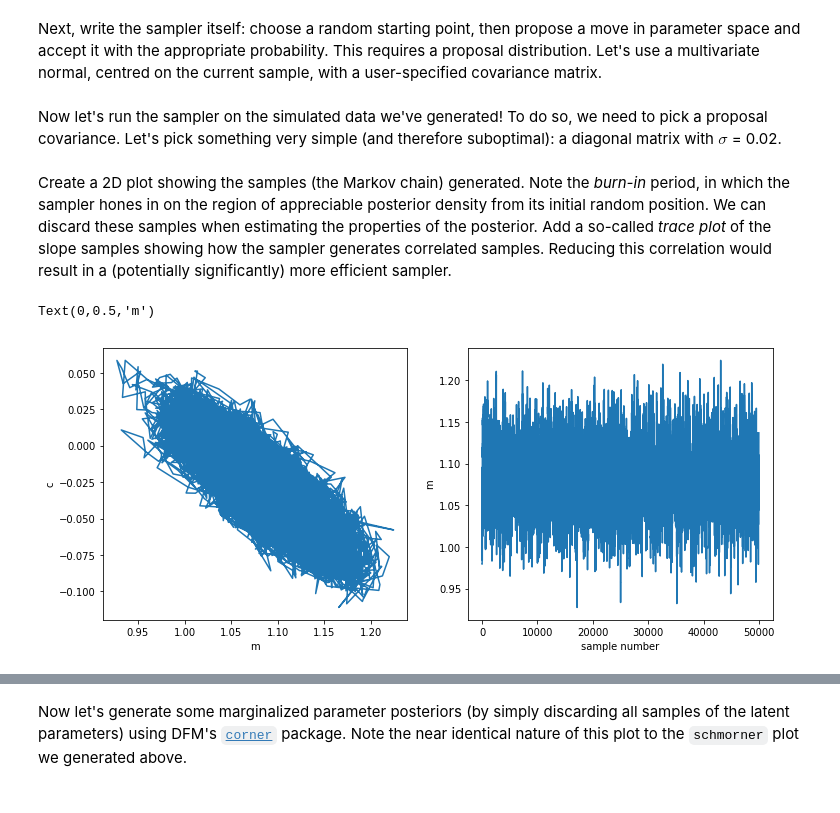
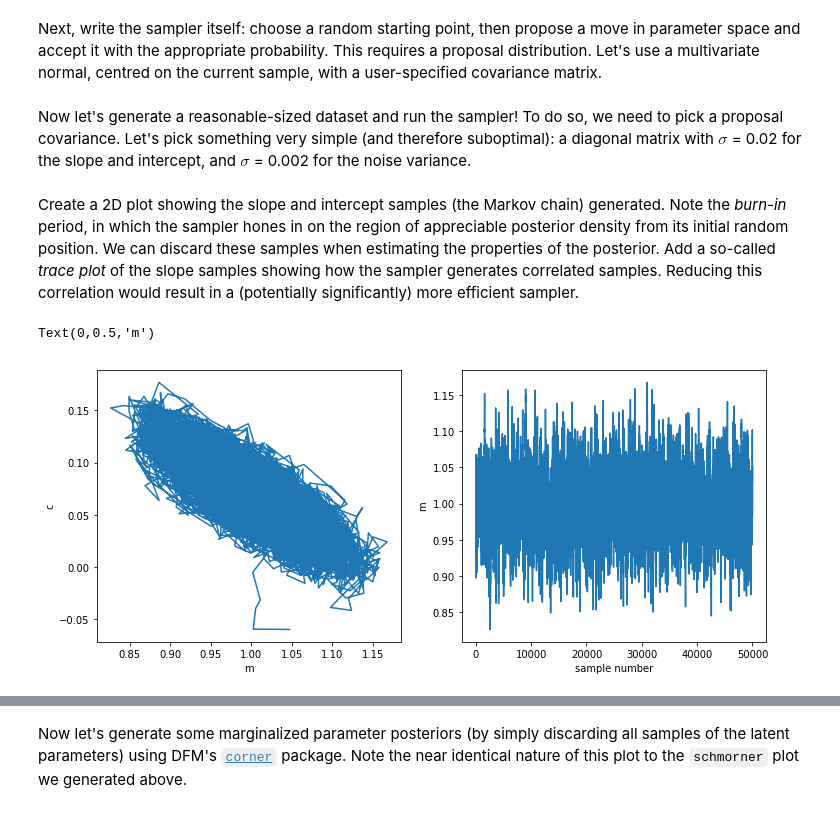
Before and after one commit to sfeeney/ahw19, a Jupyter notebook: ahw_complete.ipynb, the cells around one changed output, grey strips where cells are left out. Saved outputs shown, nothing was run; the diff lists cells and outputs as text; code cells hidden in the pictures.

```diff
--- a/ahw_complete.ipynb
+++ b/ahw_complete.ipynb
@@ -141,9 +141,12 @@ noise mean & standard deviation
 Code up the gridded posterior. Let's split this into two parts. First, write three functions evaluating the log-likelihood, log-prior and log-posterior for a set of sampled parameters. These will be very useful in the future.
 # %%
 def ln_like(pars, x, y, var_noise):
+
     delta = y - (pars[0] * x + pars[1])
     cinv = np.diag(np.ones(len(x)) / var_noise)
-    return -0.5 * np.dot(np.dot(delta, cinv), delta)
+    ln_like_y = -0.5 * np.dot(np.dot(delta, cinv), delta)
+
+    return ln_like_y
 
 def ln_prior(pars, mu_slope, sig_slope, mu_intcpt, sig_intcpt):
     return -0.5 * (((pars[0] - mu_slope) / sig_slope) ** 2 + ((pars[1] - mu_intcpt) / sig_intcpt) ** 2)
@@ -348,15 +362,18 @@ def ln_post(pars, x, y, var_noise, mu_slope, sig_slope, mu_intcpt, sig_intcpt):
 # %% [markdown]
 Next, write the sampler itself: choose a random starting point, then propose a move in parameter space and accept it with the appropriate probability. This requires a proposal distribution. Let's use a multivariate normal, centred on the current sample, with a user-specified covariance matrix.
 # %%
-def mh_sampler(n_samples, x, y, var_noise, mu_slope, sig_slope, mu_intcpt, sig_intcpt, prop_cov):
+def mh_sampler(n_samples, x, y, mu_slope, sig_slope, mu_intcpt, sig_intcpt, shape_var_noise, \
+               scale_var_noise, prop_cov):
 
     # setup
-    samples = np.zeros((n_samples, 2))
+    samples = np.zeros((n_samples, 3))
     ln_posts = np.zeros(n_samples)
 
     # draw random starting point from prior
-    samples[0, :] = sample_prior(mu_slope, sig_slope, mu_intcpt, sig_intcpt)
-    ln_posts[0] = ln_post(samples[0, :], x, y, var_noise, mu_slope, sig_slope, mu_intcpt, sig_intcpt)
+    samples[0, :] = sample_prior_nv(mu_slope, sig_slope, mu_intcpt, sig_intcpt, shape_var_noise, \
+                                    scale_var_noise)
+    ln_posts[0] = ln_post_nv(samples[0, :], x, y, mu_slope, sig_slope, mu_intcpt, sig_intcpt, \
+                             shape_var_noise, scale_var_noise)
 
     # MH algorithm
     for i in range(n_samples - 1):
@@ -364,8 +381,11 @@ def mh_sampler(n_samples, x, y, var_noise, mu_slope, sig_slope, mu_intcpt, sig_i
         # propose new point in parameter space
         proposal = npr.multivariate_normal(samples[i, :], prop_cov)
 
+        # calculate log-posterior
+        ln_post_prop = ln_post_nv(proposal, x, y, mu_slope, sig_slope, mu_intcpt, sig_intcpt, \
+                                  shape_var_noise, scale_var_noise)
+
         # calculate acceptance probability:
-        ln_post_prop = ln_post(proposal, x, y, var_noise, mu_slope, sig_slope, mu_intcpt, sig_intcpt)
         ratio = np.exp(ln_post_prop - ln_posts[i])
 
         # accept or reject?
@@ -378,21 +398,27 @@ def mh_sampler(n_samples, x, y, var_noise, mu_slope, sig_slope, mu_intcpt, sig_i
 
     return samples, ln_posts
 # %% [markdown]
-Now let's run the sampler on the simulated data we've generated! To do so, we need to pick a proposal covariance. Let's pick something very simple (and therefore suboptimal): a diagonal matrix with $\sigma$ = 0.02.
+Now let's generate a reasonable-sized dataset and run the sampler! To do so, we need to pick a proposal covariance. Let's pick something very simple (and therefore suboptimal): a diagonal matrix with $\sigma$ = 0.02 for the slope and intercept, and $\sigma$ = 0.002 for the noise variance.
 # %%
-prop_cov = np.eye(2) * 0.02 ** 2
-npr.seed(12345)
-samples, ln_posts = mh_sampler(50000, x, y, mu_var_noise, mu_slope, sig_slope, mu_intcpt, sig_intcpt, prop_cov)
+# generate a smaller data realization
+x = x_grid(100)
+pars, y = simulator_nv(x, mu_slope, sig_slope, mu_intcpt, sig_intcpt, shape_var_noise, scale_var_noise)
+
+# define proposal covariance and sample!
+prop_cov = np.diag([0.02, 0.02, 0.002]) ** 2
+npr.seed(1234)
+samples, ln_posts = mh_sampler(50000, x, y, mu_slope, sig_slope, mu_intcpt, sig_intcpt, shape_var_noise, \
+                               scale_var_noise, prop_cov)
 # %% [markdown]
-Create a 2D plot showing the samples (the Markov chain) generated. Note the *burn-in* period, in which the sampler hones in on the region of appreciable posterior density from its initial random position. We can discard these samples when estimating the properties of the posterior. Add a so-called *trace plot* of the slope samples showing how the sampler generates correlated samples. Reducing this correlation would result in a (potentially significantly) more efficient sampler.
+Create a 2D plot showing the slope and intercept samples (the Markov chain) generated. Note the *burn-in* period, in which the sampler hones in on the region of appreciable posterior density from its initial random position. We can discard these samples when estimating the properties of the posterior. Add a so-called *trace plot* of the slope samples showing how the sampler generates correlated samples. Reducing this correlation would result in a (potentially significantly) more efficient sampler.
 # %%
 fig, axes = mp.subplots(1, 2, figsize=(12, 5))
 axes[0].plot(samples[:, 0], samples[:, 1])
-axes[0].set_xlabel(par_names[0])
-axes[0].set_ylabel(par_names[1])
+axes[0].set_xlabel(par_names_nv[0])
+axes[0].set_ylabel(par_names_nv[1])
 axes[1].plot(samples[:, 0])
 axes[1].set_xlabel('sample number')
-axes[1].set_ylabel(par_names[0])
+axes[1].set_ylabel(par_names_nv[0])
 # %% [output]
 Text(0,0.5,'m')
-[figure, old version]
+[figure, new version]
```
Also changed, not shown: parts of 69 cells of this notebook.
